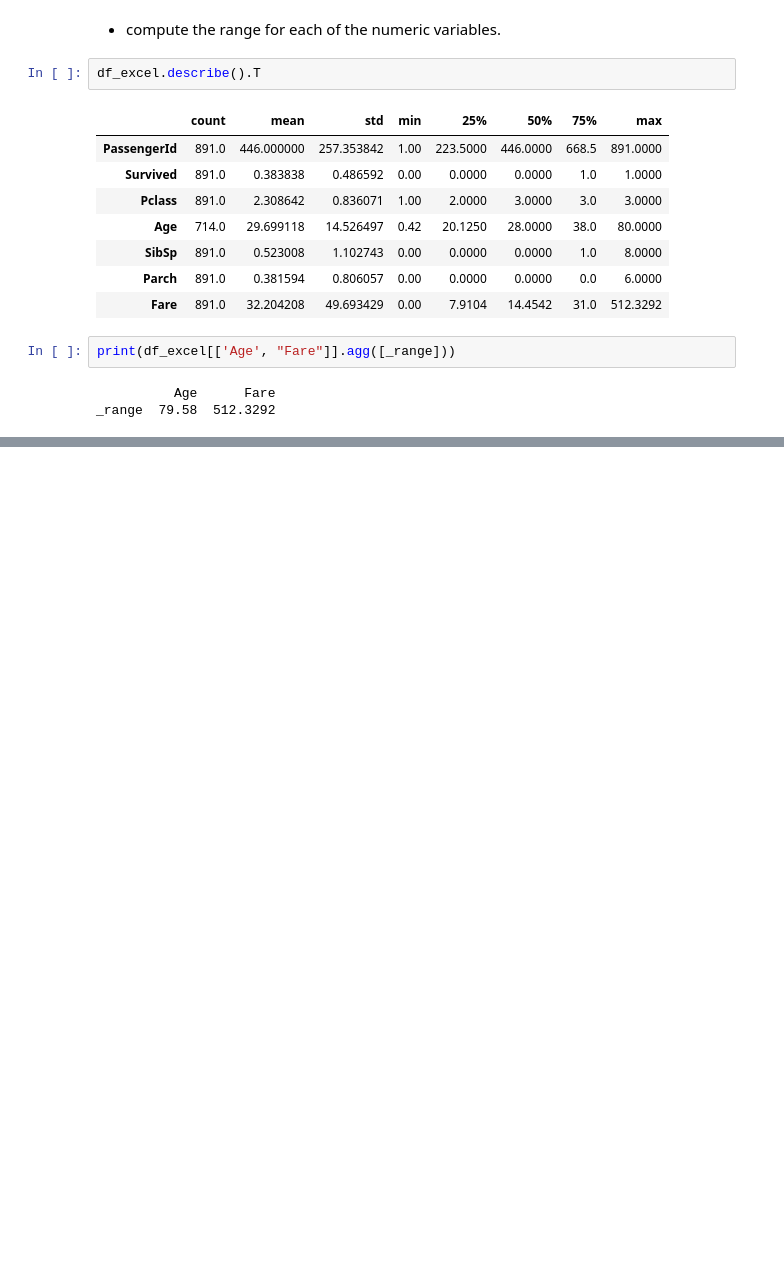
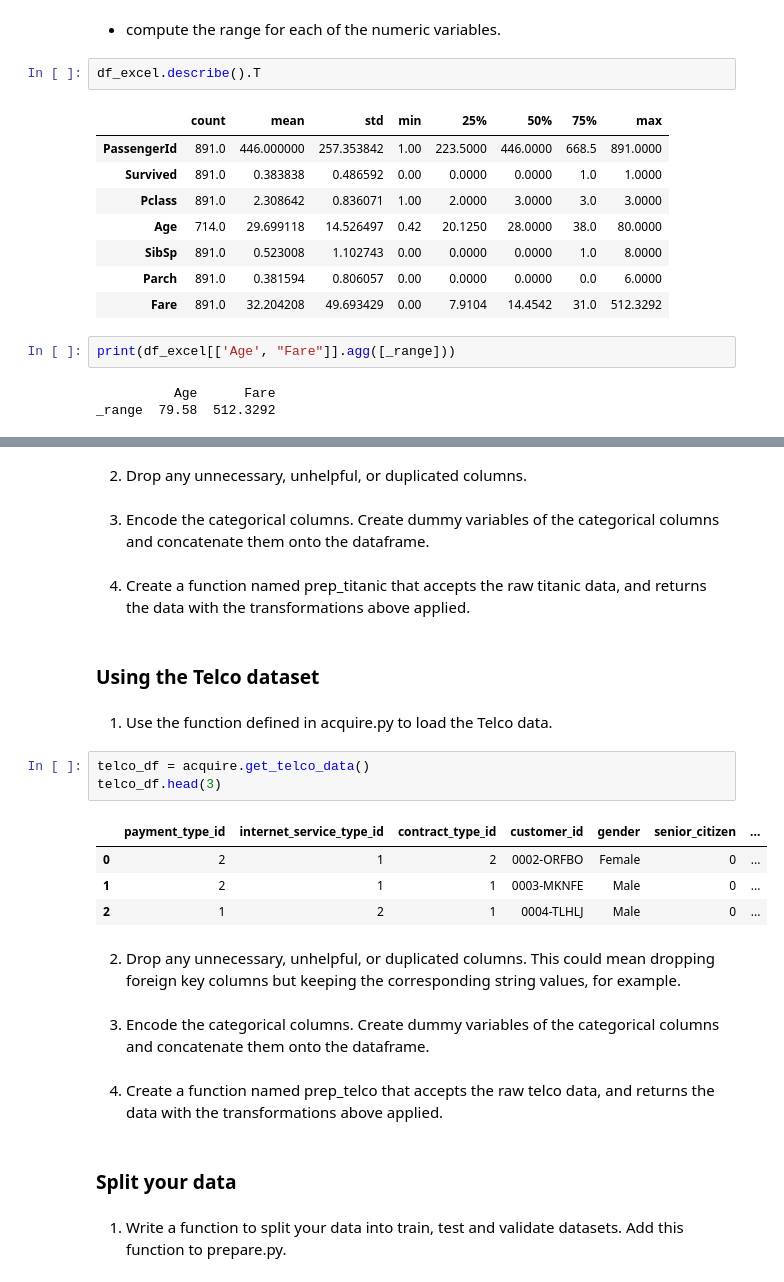
Before and after one commit to Joshua-Click/classification-exercises, a Jupyter notebook: classification_exercises.ipynb, the cells around one changed output, grey strips where cells are left out. Drawn from its saved outputs; the diff is of its cells as text; blank space fills up the shorter version.

```diff
--- a/classification_exercises.ipynb
+++ b/classification_exercises.ipynb
@@ -220,0 +359,28 @@ _range  79.58  512.3292
+# %% [markdown]
+2. Drop any unnecessary, unhelpful, or duplicated columns.
+# %% [markdown]
+3. Encode the categorical columns. Create dummy variables of the categorical columns and concatenate them onto the dataframe.
+# %% [markdown]
+4. Create a function named prep_titanic that accepts the raw titanic data, and returns the data with the transformations above applied.
+# %% [markdown]
+### Using the Telco dataset
+# %% [markdown]
+1. Use the function defined in acquire.py to load the Telco data.
+# %%
+telco_df = acquire.get_telco_data()
+telco_df.head(3)
+# %% [output]
+|  | payment_type_id | internet_service_type_id | contract_type_id | customer_id | gender | senior_citizen | ... |
+| 0 | 2 | 1 | 2 | 0002-ORFBO | Female | 0 | ... |
+| 1 | 2 | 1 | 1 | 0003-MKNFE | Male | 0 | ... |
+| 2 | 1 | 2 | 1 | 0004-TLHLJ | Male | 0 | ... |
+# %% [markdown]
+2. Drop any unnecessary, unhelpful, or duplicated columns. This could mean dropping foreign key columns but keeping the corresponding string values, for example.
+# %% [markdown]
+3. Encode the categorical columns. Create dummy variables of the categorical columns and concatenate them onto the dataframe.
+# %% [markdown]
+4. Create a function named prep_telco that accepts the raw telco data, and returns the data with the transformations above applied.
+# %% [markdown]
+### Split your data
+# %% [markdown]
+1. Write a function to split your data into train, test and validate datasets. Add this function to prepare.py.
```
Also changed, not shown: parts of 22 cells of this notebook, 1 other file.
